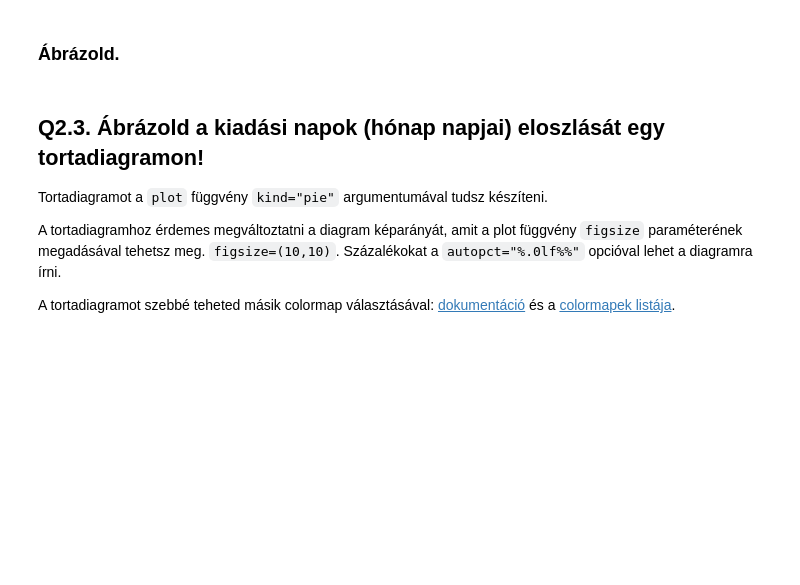
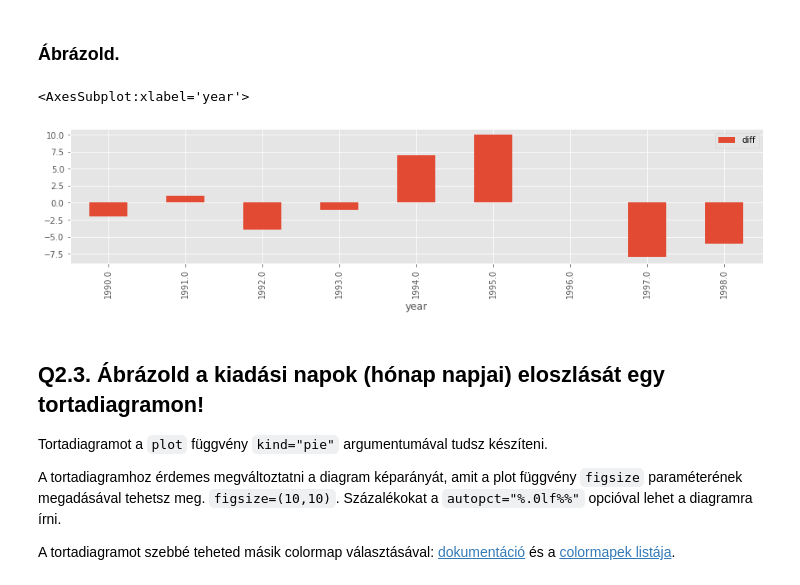
Before and after one commit to zali07/IK2023-lab02, a Jupyter notebook: 02_01_Pandas_bevezeto.ipynb, the cells around one changed output. Saved outputs shown, nothing was run; the diff lists cells and outputs as text; code cells hidden in the pictures; blank space fills up the shorter version.

```diff
--- a/02_01_Pandas_bevezeto.ipynb
+++ b/02_01_Pandas_bevezeto.ipynb
@@ -1022,10 +1071,14 @@ A 90-es években több filmet adtak ki, mint előtte összesen, nézzük meg azt
 ## Q2.2. Mennyivel adtak ki több gyerekfilmet, mint krimit *évente* a 90-es években? Ábrázold.
 
 Először a szűrt groupby-t készítsd el az imént létrhozott `d` `DataFrame`-ből.
-# %%
-def groupby_nineties(d):
-    # YOUR CODE HERE
-    raise NotImplementedError()
+# %%
+def groupby_nineties(d):
+    col1 = 'children'
+    col2 = 'crime'
+    f = df[(df.year>=1990) & (df.year<2000)]
+    d = f[['year', col1, col2]].copy()
+    d['diff'] = d[col1] - d[col2]
+    return d.groupby(d.year)
 # %%
 nineties = groupby_nineties(d)
 assert type(nineties) == pd.core.groupby.DataFrameGroupBy
@@ -1040,3 +1090,8 @@ raise NotImplementedError()
+# %%
+nineties.sum().plot(y='diff', kind='bar')
+# %% [output]
+<AxesSubplot:xlabel='year'>
+[figure, added]
 # %% [markdown]
 ## Q2.3. Ábrázold a kiadási napok (hónap napjai) eloszlását egy tortadiagramon!
 
```
Also changed, not shown: parts of 74 cells of this notebook.
